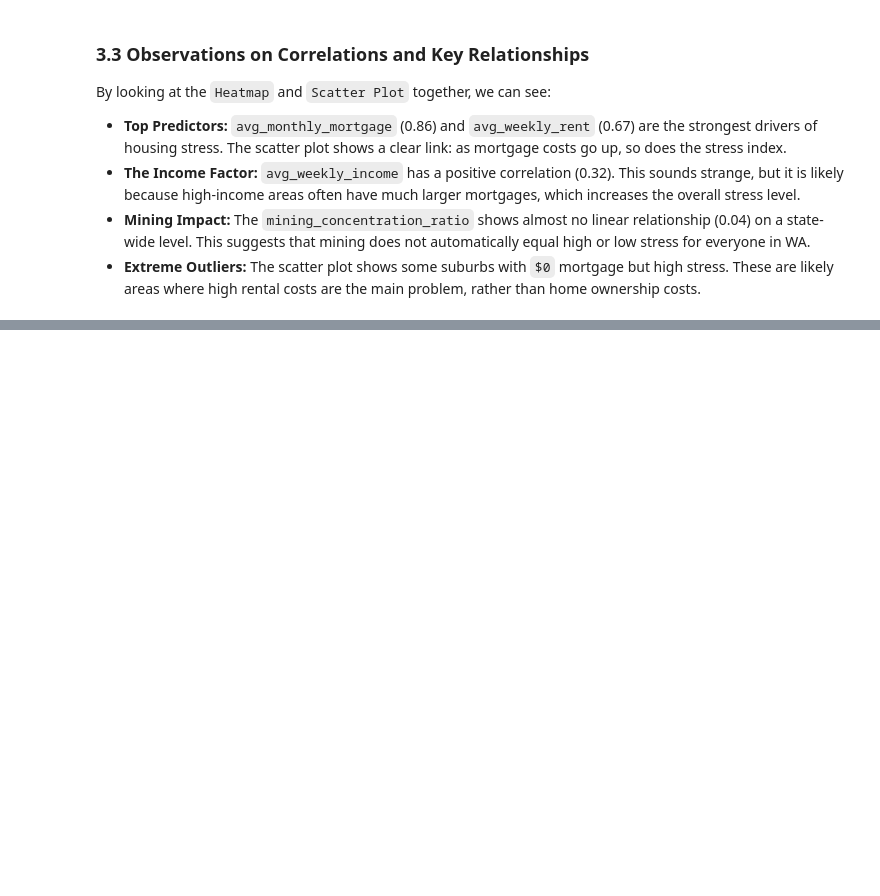
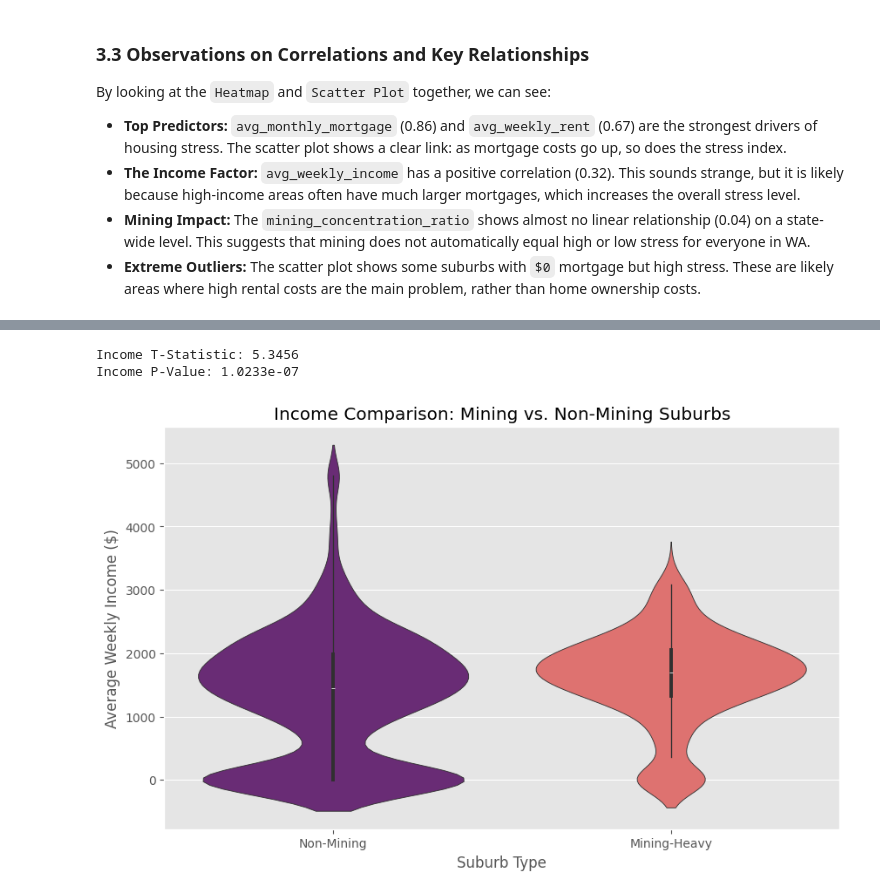
Before and after one commit to GaryUWA/WA-Housing-Model-2021-analysis, a Jupyter notebook: notebooks/02_statistical_eda.ipynb, the cells around one changed output, grey strips where cells are left out. Cells and saved outputs as stored; diff of their text form; code cells hidden in the pictures; blank space fills up the shorter version.

```diff
--- a/notebooks/02_statistical_eda.ipynb
+++ b/notebooks/02_statistical_eda.ipynb
@@ -190,0 +253,31 @@ By looking at the `Heatmap` and `Scatter Plot` together, we can see:
+# %%
+# We use the same 'is_mining_heavy' mask from the previous step
+mining_income = df[is_mining_heavy]['avg_weekly_income']
+non_mining_income = df[~is_mining_heavy]['avg_weekly_income']
+
+# Perform the independent T-Test for Income
+t_stat_inc, p_val_inc = stats.ttest_ind(mining_income, non_mining_income, nan_policy='omit')
+
+print(f"Income T-Statistic: {t_stat_inc:.4f}")
+print(f"Income P-Value: {p_val_inc:.4e}")
+
+# Visualise the income distribution comparison
+plt.figure(figsize=(10, 6))
+sns.violinplot(
+    data=df,
+    x=is_mining_heavy,
+    y='avg_weekly_income',
+    hue=is_mining_heavy,
+    palette="magma",
+    legend=False
+)
+
+plt.xticks([0, 1], ['Non-Mining', 'Mining-Heavy'])
+plt.title('Income Comparison: Mining vs. Non-Mining Suburbs')
+plt.xlabel('Suburb Type')
+plt.ylabel('Average Weekly Income ($)')
+plt.show()
+# %% [output]
+Income T-Statistic: 5.3456
+Income P-Value: 1.0233e-07
+[figure, added]
```
Also changed, not shown: parts of 6 cells of this notebook.
